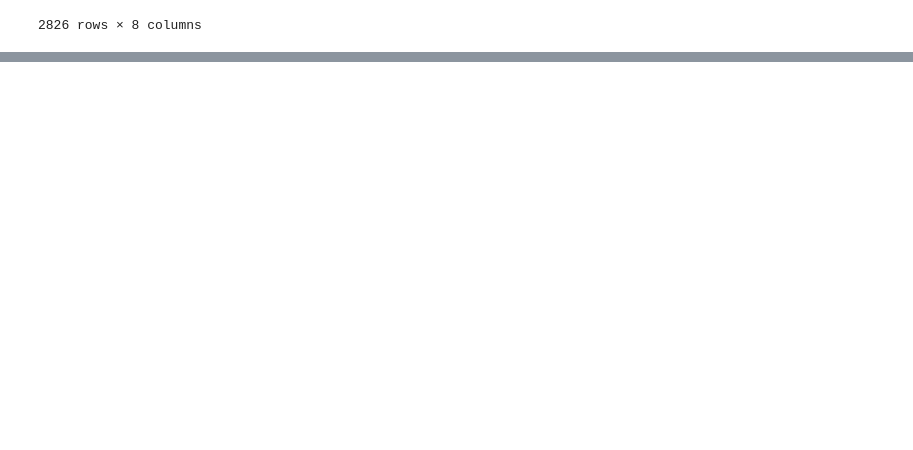
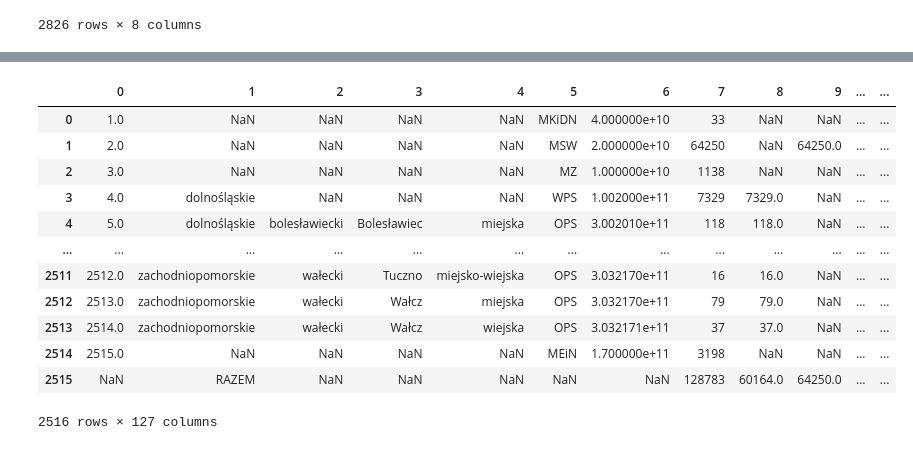
Before and after one commit to Francho03/Praca-licencjacka, a Jupyter notebook: Niebieska_karta.ipynb, the cells around one changed output, grey strips where cells are left out. Drawn from its saved outputs; the diff is of its cells as text; code cells hidden in the pictures; blank space fills up the shorter version.

```diff
--- a/Niebieska_karta.ipynb
+++ b/Niebieska_karta.ipynb
@@ -536,0 +730,18 @@ Sprawozdanie_przemoc_2014_2020
+# %%
+Liczba_osob_2021=pd.read_excel("/content/drive/MyDrive/przemoc-domowa/Sprawozdanie przemoc_2021.xlsx", sheet_name="Część 10",skiprows=15, na_values=['-', 'X'], header=None)
+# %%
+Liczba_osob_2021
+# %% [output]
+|  | 0 | 1 | 2 | 3 | 4 | 5 | 6 | 7 | 8 | 9 | ... | ... |
+| 0 | 1.0 | NaN | NaN | NaN | NaN | MKiDN | 4.000000e+10 | 33 | NaN | NaN | ... | ... |
+| 1 | 2.0 | NaN | NaN | NaN | NaN | MSW | 2.000000e+10 | 64250 | NaN | 64250.0 | ... | ... |
+| 2 | 3.0 | NaN | NaN | NaN | NaN | MZ | 1.000000e+10 | 1138 | NaN | NaN | ... | ... |
+| 3 | 4.0 | dolnośląskie | NaN | NaN | NaN | WPS | 1.002000e+11 | 7329 | 7329.0 | NaN | ... | ... |
+| 4 | 5.0 | dolnośląskie | bolesławiecki | Bolesławiec | miejska | OPS | 3.002010e+11 | 118 | 118.0 | NaN | ... | ... |
+| ... | ... | ... | ... | ... | ... | ... | ... | ... | ... | ... | ... | ... |
+| 2511 | 2512.0 | zachodniopomorskie | wałecki | Tuczno | miejsko-wiejska | OPS | 3.032170e+11 | 16 | 16.0 | NaN | ... | ... |
+| 2512 | 2513.0 | zachodniopomorskie | wałecki | Wałcz | miejska | OPS | 3.032170e+11 | 79 | 79.0 | NaN | ... | ... |
+| 2513 | 2514.0 | zachodniopomorskie | wałecki | Wałcz | wiejska | OPS | 3.032171e+11 | 37 | 37.0 | NaN | ... | ... |
+| 2514 | 2515.0 | NaN | NaN | NaN | NaN | MEiN | 1.700000e+11 | 3198 | NaN | NaN | ... | ... |
+| 2515 | NaN | RAZEM | NaN | NaN | NaN | NaN | NaN | 128783 | 60164.0 | 64250.0 | ... | ... |
+2516 rows × 127 columns
```
Also changed, not shown: parts of 52 cells of this notebook.
